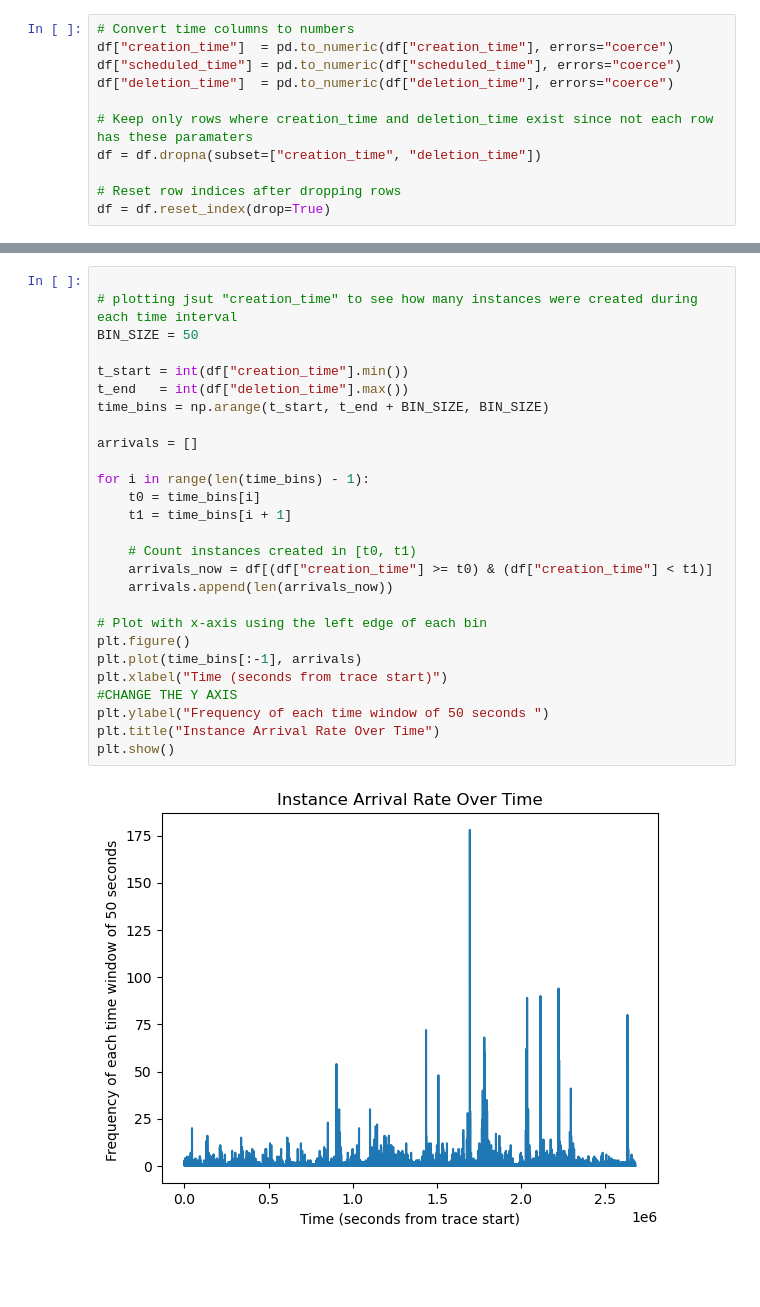
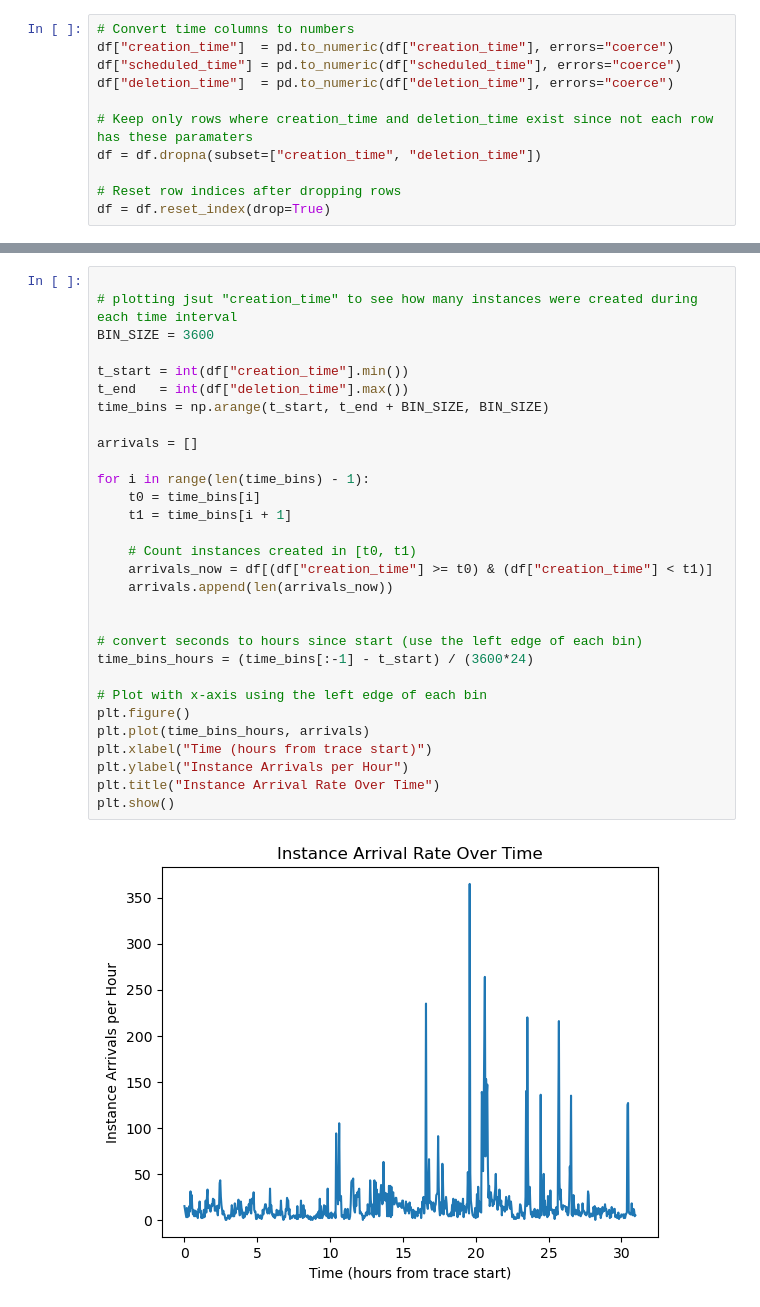
Before and after one commit to Anna-andriiko/GPU_Research, a Jupyter notebook: Zeus/plotting_disaggregated_DLRM_2025.ipynb, the cells around one changed output, grey strips where cells are left out. Saved outputs shown, nothing was run; the diff lists cells and outputs as text; blank space fills up the shorter version.

```diff
--- a/Zeus/plotting_disaggregated_DLRM_2025.ipynb
+++ b/Zeus/plotting_disaggregated_DLRM_2025.ipynb
@@ -99,29 +105,32 @@ plt.show()
 # %%
 
 # plotting jsut "creation_time" to see how many instances were created during each time interval
-BIN_SIZE = 50
+BIN_SIZE = 3600
 
 t_start = int(df["creation_time"].min())
 t_end   = int(df["deletion_time"].max())
 time_bins = np.arange(t_start, t_end + BIN_SIZE, BIN_SIZE)
 
 arrivals = []
 
 for i in range(len(time_bins) - 1):
     t0 = time_bins[i]
     t1 = time_bins[i + 1]
 
     # Count instances created in [t0, t1)
     arrivals_now = df[(df["creation_time"] >= t0) & (df["creation_time"] < t1)]
     arrivals.append(len(arrivals_now))
 
+
+# convert seconds to hours since start (use the left edge of each bin)
+time_bins_hours = (time_bins[:-1] - t_start) / (3600*24)
+
 # Plot with x-axis using the left edge of each bin
 plt.figure()
-plt.plot(time_bins[:-1], arrivals)
-plt.xlabel("Time (seconds from trace start)")
-#CHANGE THE Y AXIS
-plt.ylabel("Frequency of each time window of 50 seconds ")
+plt.plot(time_bins_hours, arrivals)
+plt.xlabel("Time (hours from trace start)")
+plt.ylabel("Instance Arrivals per Hour")
 plt.title("Instance Arrival Rate Over Time")
 plt.show()
 # %% [output]
-[figure, old version]
+[figure, new version]
```
Also changed, not shown: parts of 2 cells of this notebook, 5 other files.
